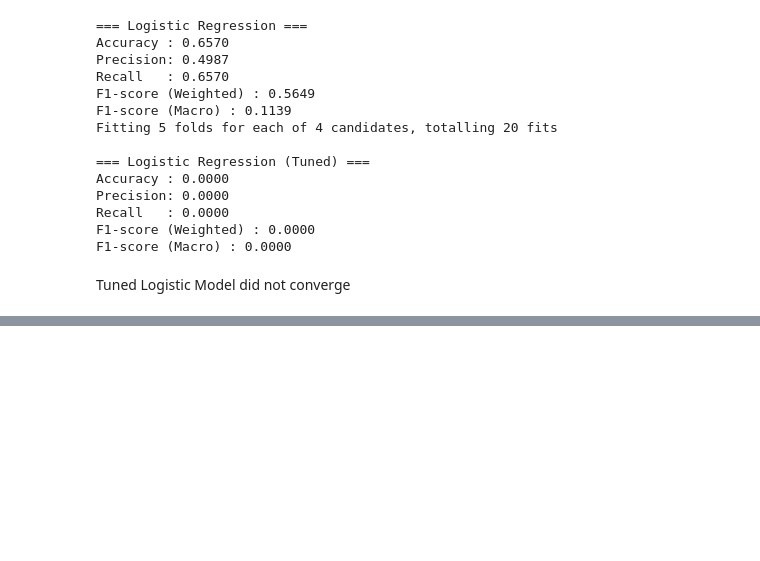
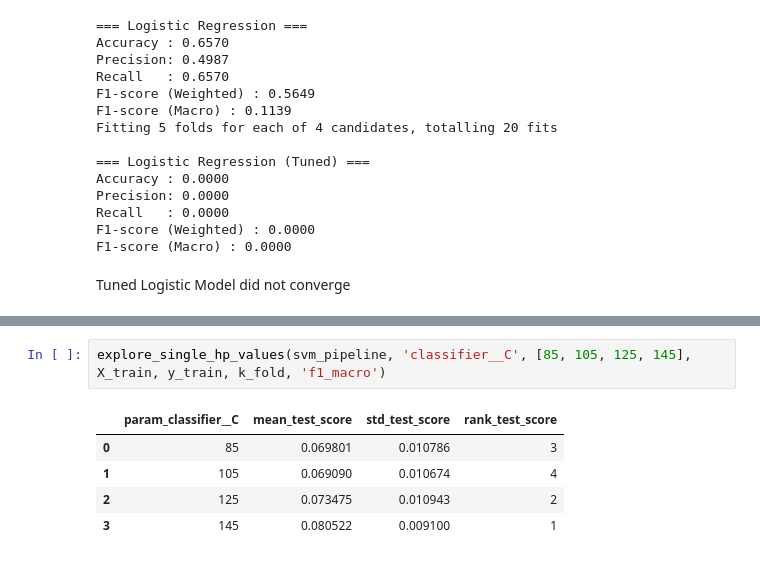
Before and after one commit to ncsalam/Animal-Health-Incidents-ML-, a Jupyter notebook: CSC522_Final_Project.ipynb, the cells around one changed output, grey strips where cells are left out. Saved outputs shown, nothing was run; the diff lists cells and outputs as text; blank space fills up the shorter version.

```diff
--- a/CSC522_Final_Project.ipynb
+++ b/CSC522_Final_Project.ipynb
@@ -1448,0 +1510,8 @@ Tuned Logistic Model did not converge
+# %%
+explore_single_hp_values(svm_pipeline, 'classifier__C', [85, 105, 125, 145], X_train, y_train, k_fold, 'f1_macro')
+# %% [output]
+|  | param_classifier__C | mean_test_score | std_test_score | rank_test_score |
+| 0 | 85 | 0.069801 | 0.010786 | 3 |
+| 1 | 105 | 0.069090 | 0.010674 | 4 |
+| 2 | 125 | 0.073475 | 0.010943 | 2 |
+| 3 | 145 | 0.080522 | 0.009100 | 1 |
```
Also changed, not shown: parts of 3 cells of this notebook.
